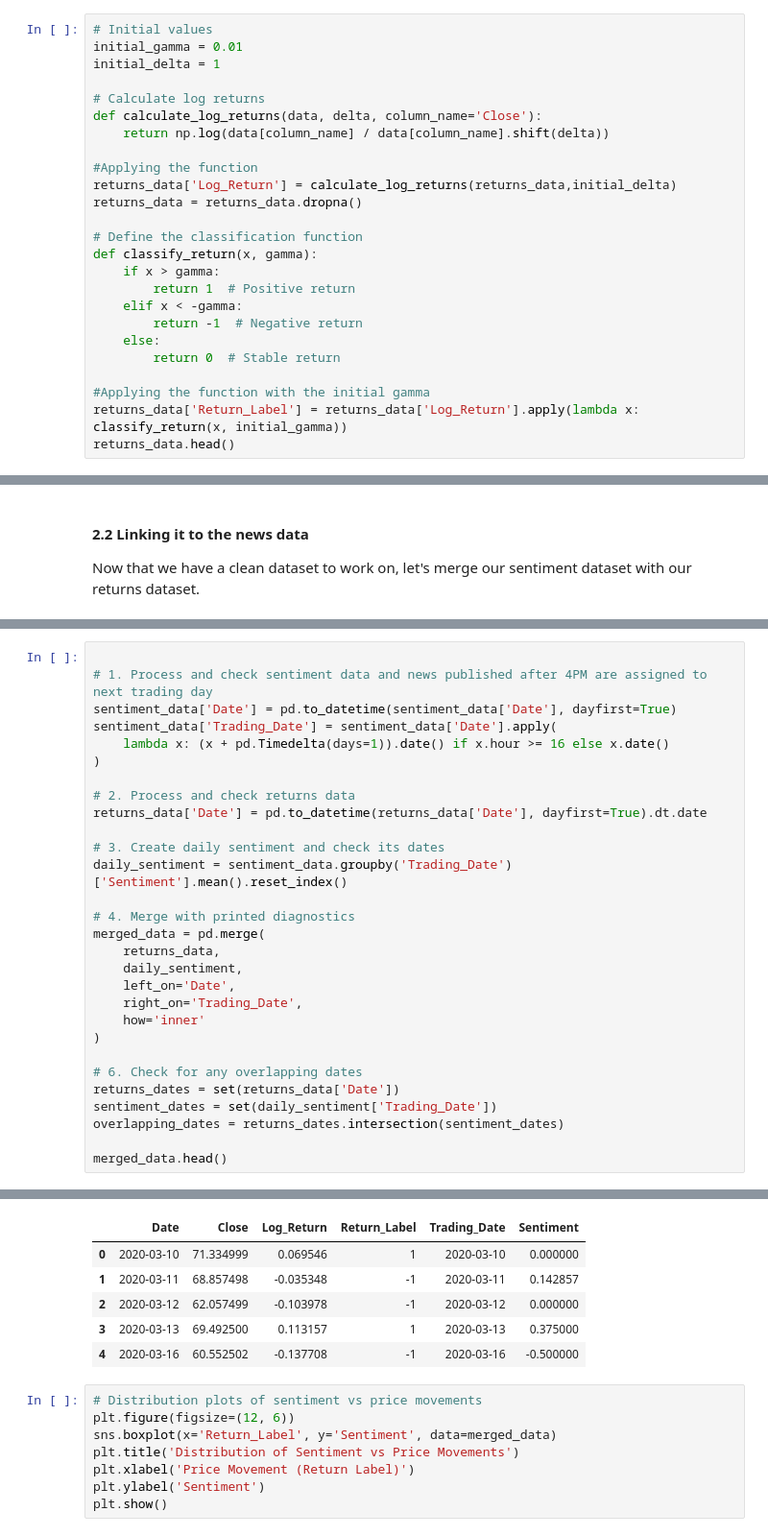
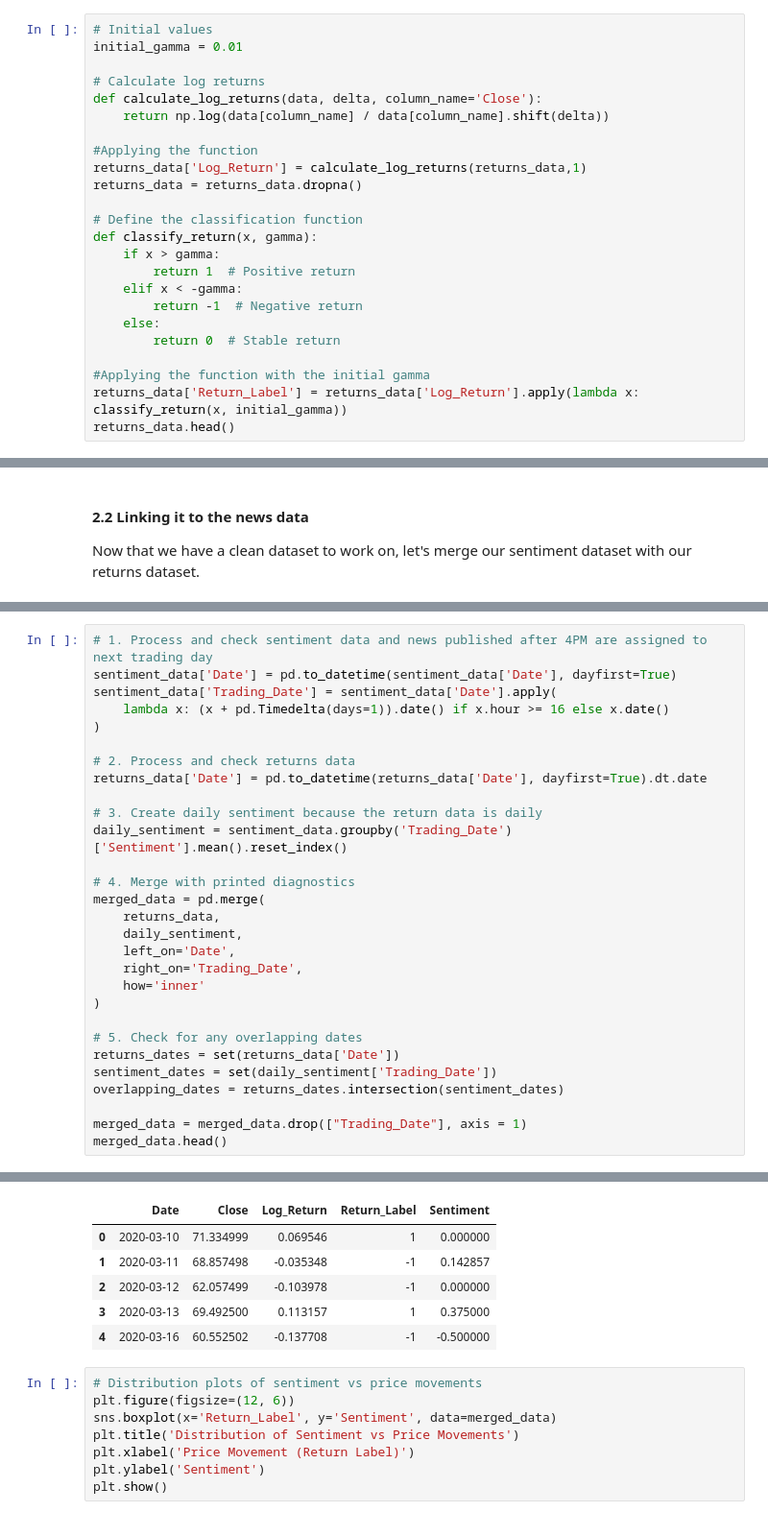
Before and after one commit to Crqbu/Sentiment-Market-Anomaly, a Jupyter notebook: notebooks/data_analysis_with_plots.ipynb, the cells around one changed output, grey strips where cells are left out. Shown at 96% size. Drawn from its saved outputs; the diff is of its cells as text.

```diff
--- a/notebooks/data_analysis_with_plots.ipynb
+++ b/notebooks/data_analysis_with_plots.ipynb
@@ -237,14 +242,13 @@ returns_data.head()
 # %%
 # Initial values
 initial_gamma = 0.01
-initial_delta = 1
 
 # Calculate log returns
 def calculate_log_returns(data, delta, column_name='Close'):
     return np.log(data[column_name] / data[column_name].shift(delta))
 
 #Applying the function
-returns_data['Log_Return'] = calculate_log_returns(returns_data,initial_delta)
+returns_data['Log_Return'] = calculate_log_returns(returns_data,1)
 returns_data = returns_data.dropna()
 
 # Define the classification function
@@ -453,5 +422,4 @@ I proceed as follos :
 # %%
-
 # 1. Process and check sentiment data and news published after 4PM are assigned to next trading day
 sentiment_data['Date'] = pd.to_datetime(sentiment_data['Date'], dayfirst=True)
 sentiment_data['Trading_Date'] = sentiment_data['Date'].apply(
@@ -461,7 +429,7 @@ sentiment_data['Trading_Date'] = sentiment_data['Date'].apply(
 # 2. Process and check returns data
 returns_data['Date'] = pd.to_datetime(returns_data['Date'], dayfirst=True).dt.date
 
-# 3. Create daily sentiment and check its dates
+# 3. Create daily sentiment because the return data is daily
 daily_sentiment = sentiment_data.groupby('Trading_Date')['Sentiment'].mean().reset_index()
 
 # 4. Merge with printed diagnostics
@@ -473,10 +441,11 @@ merged_data = pd.merge(
     how='inner'
 )
 
-# 6. Check for any overlapping dates
+# 5. Check for any overlapping dates
 returns_dates = set(returns_data['Date'])
 sentiment_dates = set(daily_sentiment['Trading_Date'])
 overlapping_dates = returns_dates.intersection(sentiment_dates)
 
+merged_data = merged_data.drop(["Trading_Date"], axis = 1)
 merged_data.head()
 # %% [output]
@@ -488,9 +452,9 @@ See the caveats in the documentation: https://pandas.pydata.org/pandas-docs/stab
-|  | Date | Close | Log_Return | Return_Label | Trading_Date | Sentiment |
-| 0 | 2020-03-10 | 71.334999 | 0.069546 | 1 | 2020-03-10 | 0.000000 |
-| 1 | 2020-03-11 | 68.857498 | -0.035348 | -1 | 2020-03-11 | 0.142857 |
-| 2 | 2020-03-12 | 62.057499 | -0.103978 | -1 | 2020-03-12 | 0.000000 |
-| 3 | 2020-03-13 | 69.492500 | 0.113157 | 1 | 2020-03-13 | 0.375000 |
-| 4 | 2020-03-16 | 60.552502 | -0.137708 | -1 | 2020-03-16 | -0.500000 |
+|  | Date | Close | Log_Return | Return_Label | Sentiment |
+| 0 | 2020-03-10 | 71.334999 | 0.069546 | 1 | 0.000000 |
+| 1 | 2020-03-11 | 68.857498 | -0.035348 | -1 | 0.142857 |
+| 2 | 2020-03-12 | 62.057499 | -0.103978 | -1 | 0.000000 |
+| 3 | 2020-03-13 | 69.492500 | 0.113157 | 1 | 0.375000 |
+| 4 | 2020-03-16 | 60.552502 | -0.137708 | -1 | -0.500000 |
 # %%
 # Distribution plots of sentiment vs price movements
 plt.figure(figsize=(12, 6))
```
Also changed, not shown: parts of 20 cells of this notebook.
